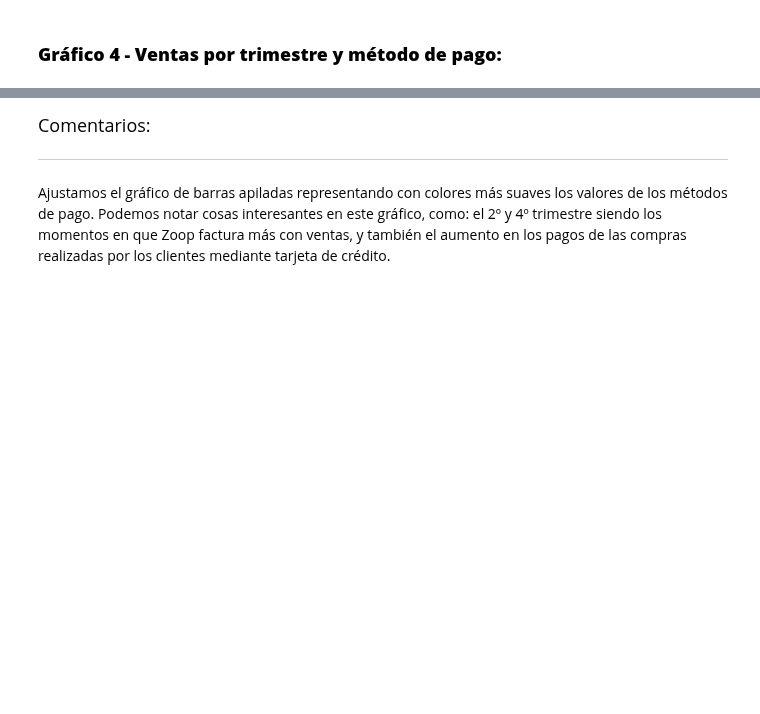
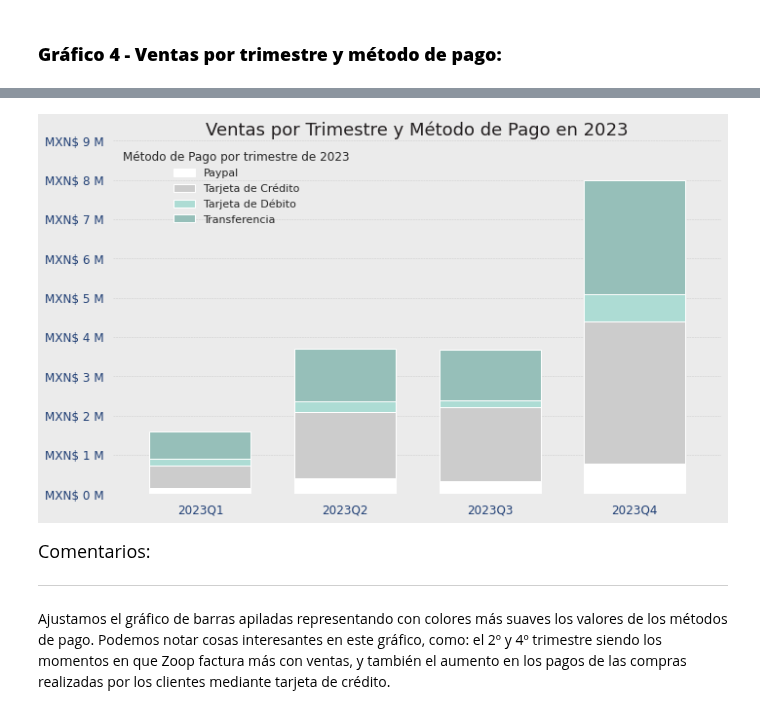
Before and after one commit to jbernalg/ALURA_Data_Science, a Jupyter notebook: ETL/ChatGPT/IA_aplicada_a_ciencia_de_datos.ipynb, the cells around one changed output, grey strips where cells are left out. Saved outputs shown, nothing was run; the diff lists cells and outputs as text; code cells hidden in the pictures; blank space fills up the shorter version.

```diff
--- a/ETL/ChatGPT/IA_aplicada_a_ciencia_de_datos.ipynb
+++ b/ETL/ChatGPT/IA_aplicada_a_ciencia_de_datos.ipynb
@@ -1800,3 +1875,7 @@ Utiliza las bibliotecas de visualización de datos de Python para crear esta vis
+# %%
+ventas_por_trimestre().show()
+# %% [output]
+[figure, added]
 # %% [markdown]
 <font color="7b71ff" size=4> Comentarios: </font>
 
```
Also changed, not shown: parts of 3 cells of this notebook.
